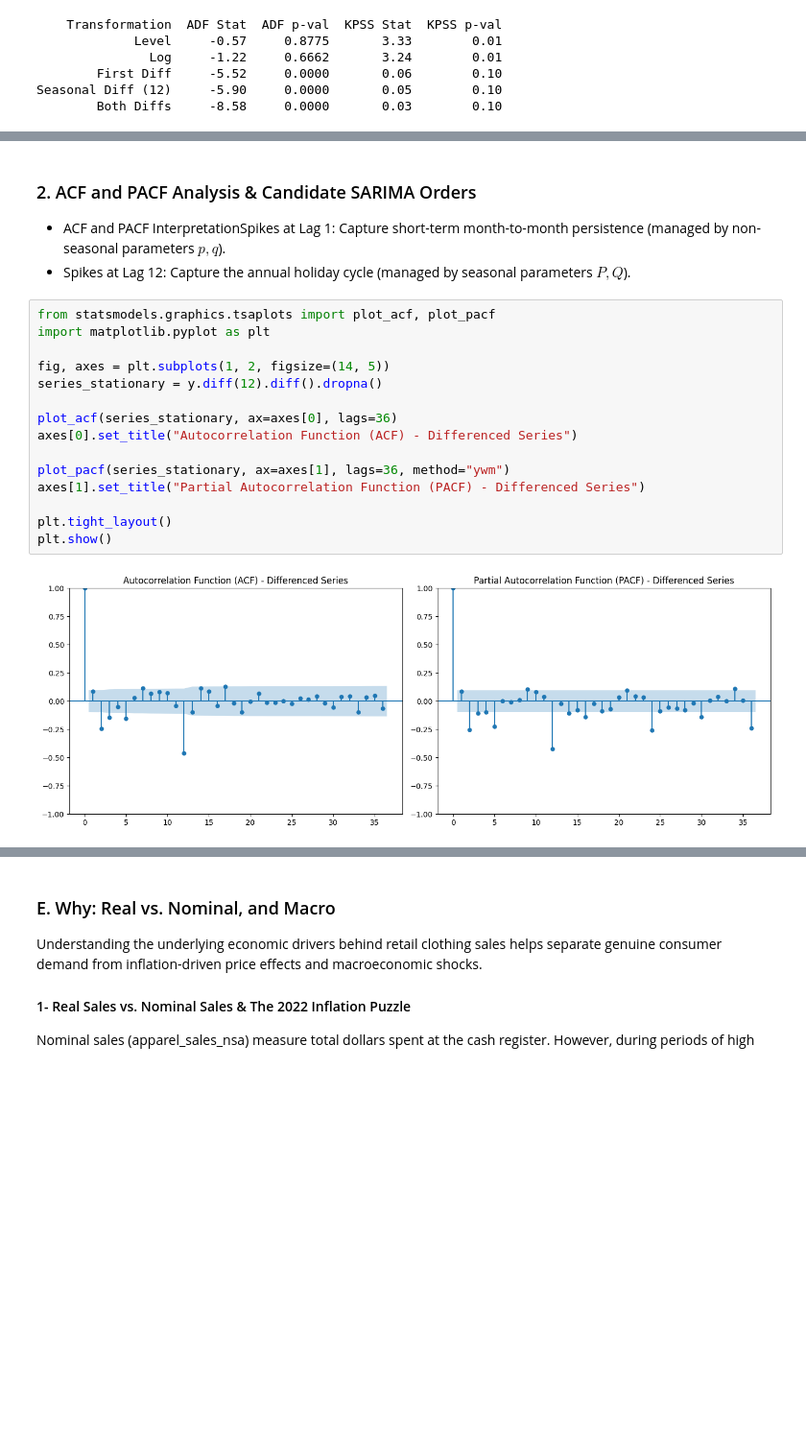
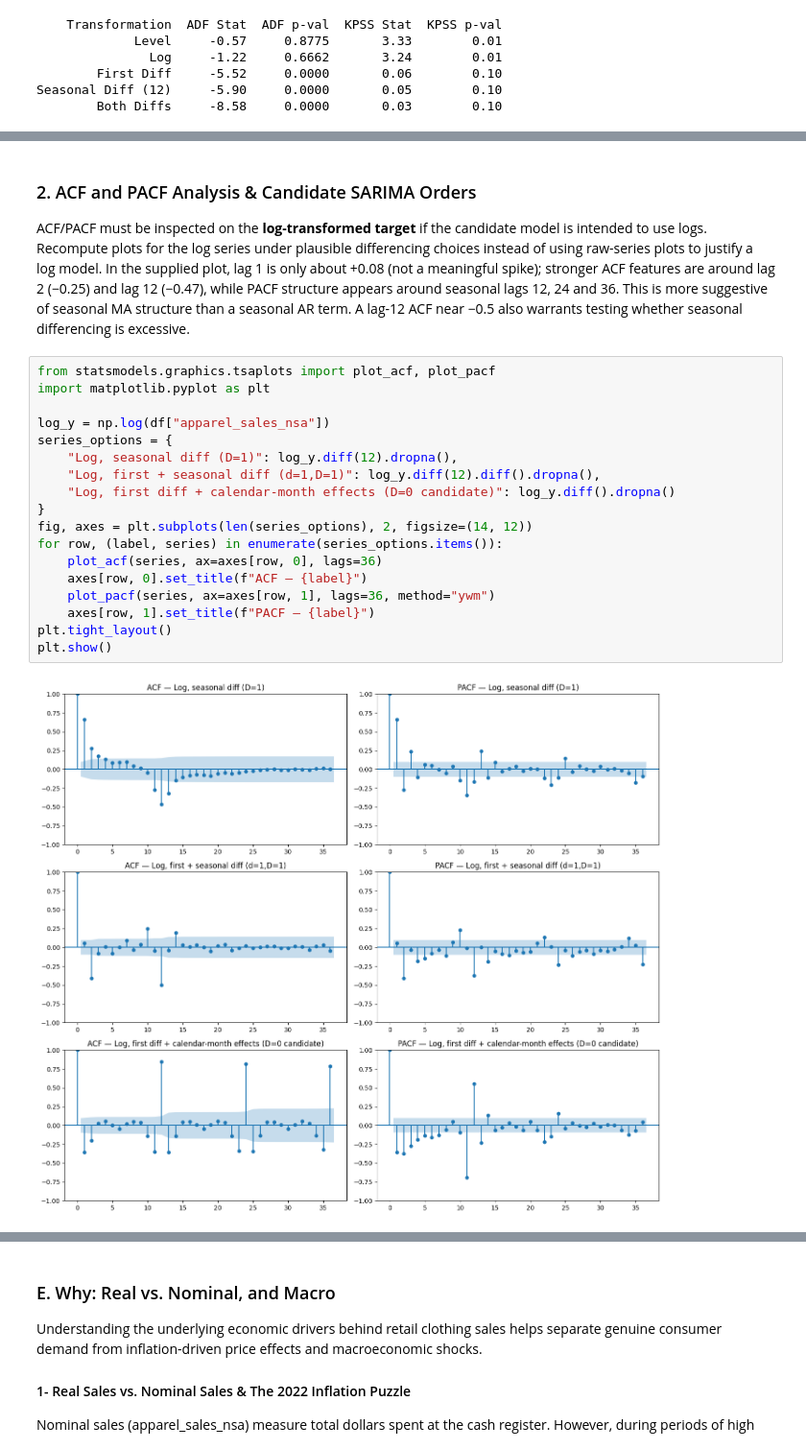
Before and after one commit to mo-alsafi/apparel-sales-forecasting, a Jupyter notebook: notebooks/EDA.ipynb, the cells around one changed output, grey strips where cells are left out. Shown at 96% size. Cells and saved outputs as stored; diff of their text form; blank space fills up the shorter version.

```diff
--- a/notebooks/EDA.ipynb
+++ b/notebooks/EDA.ipynb
@@ -527,21 +540,24 @@ Seasonal Diff (12)     -5.90     0.0000       0.05        0.10
 # %% [markdown]
 ### 2. ACF and PACF Analysis & Candidate SARIMA Orders
-- ACF and PACF InterpretationSpikes at Lag 1: Capture short-term month-to-month persistence (managed by non-seasonal parameters $p, q$).
-- Spikes at Lag 12: Capture the annual holiday cycle (managed by seasonal parameters $P, Q$).
+
+ACF/PACF must be inspected on the **log-transformed target** if the candidate model is intended to use logs. Recompute plots for the log series under plausible differencing choices instead of using raw-series plots to justify a log model. In the supplied plot, lag 1 is only about +0.08 (not a meaningful spike); stronger ACF features are around lag 2 (−0.25) and lag 12 (−0.47), while PACF structure appears around seasonal lags 12, 24 and 36. This is more suggestive of seasonal MA structure than a seasonal AR term. A lag-12 ACF near −0.5 also warrants testing whether seasonal differencing is excessive.
 # %%
 from statsmodels.graphics.tsaplots import plot_acf, plot_pacf
 import matplotlib.pyplot as plt
 
-fig, axes = plt.subplots(1, 2, figsize=(14, 5))
-series_stationary = y.diff(12).diff().dropna()
-
-plot_acf(series_stationary, ax=axes[0], lags=36)
-axes[0].set_title("Autocorrelation Function (ACF) - Differenced Series")
-
-plot_pacf(series_stationary, ax=axes[1], lags=36, method="ywm")
-axes[1].set_title("Partial Autocorrelation Function (PACF) - Differenced Series")
-
+log_y = np.log(df["apparel_sales_nsa"])
+series_options = {
+    "Log, seasonal diff (D=1)": log_y.diff(12).dropna(),
+    "Log, first + seasonal diff (d=1,D=1)": log_y.diff(12).diff().dropna(),
+    "Log, first diff + calendar-month effects (D=0 candidate)": log_y.diff().dropna()
+}
+fig, axes = plt.subplots(len(series_options), 2, figsize=(14, 12))
+for row, (label, series) in enumerate(series_options.items()):
+    plot_acf(series, ax=axes[row, 0], lags=36)
+    axes[row, 0].set_title(f"ACF — {label}")
+    plot_pacf(series, ax=axes[row, 1], lags=36, method="ywm")
+    axes[row, 1].set_title(f"PACF — {label}")
 plt.tight_layout()
 plt.show()
 # %% [output]
-[figure, old version]
+[figure, new version]
```
Also changed, not shown: parts of 19 cells of this notebook, 2 other files.
